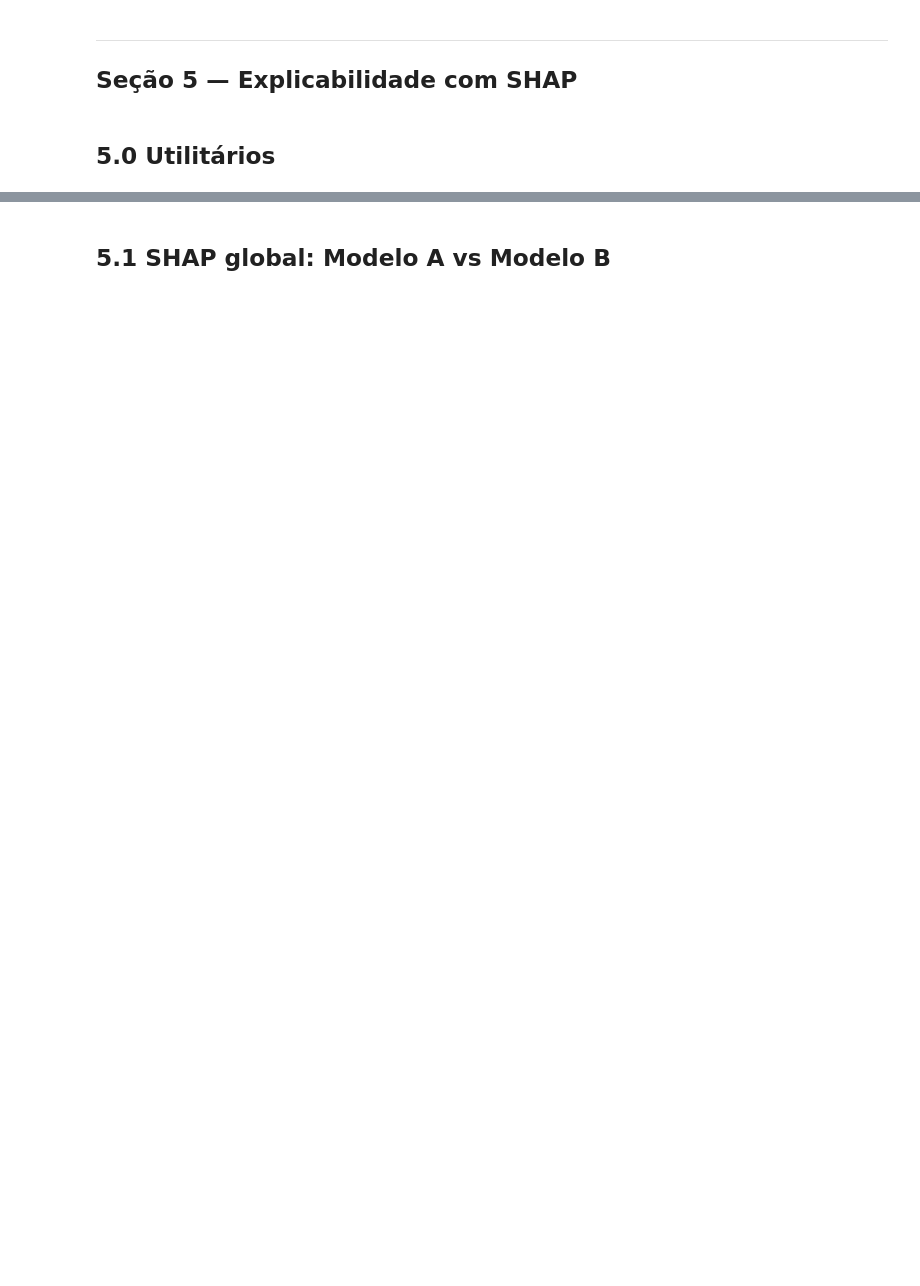
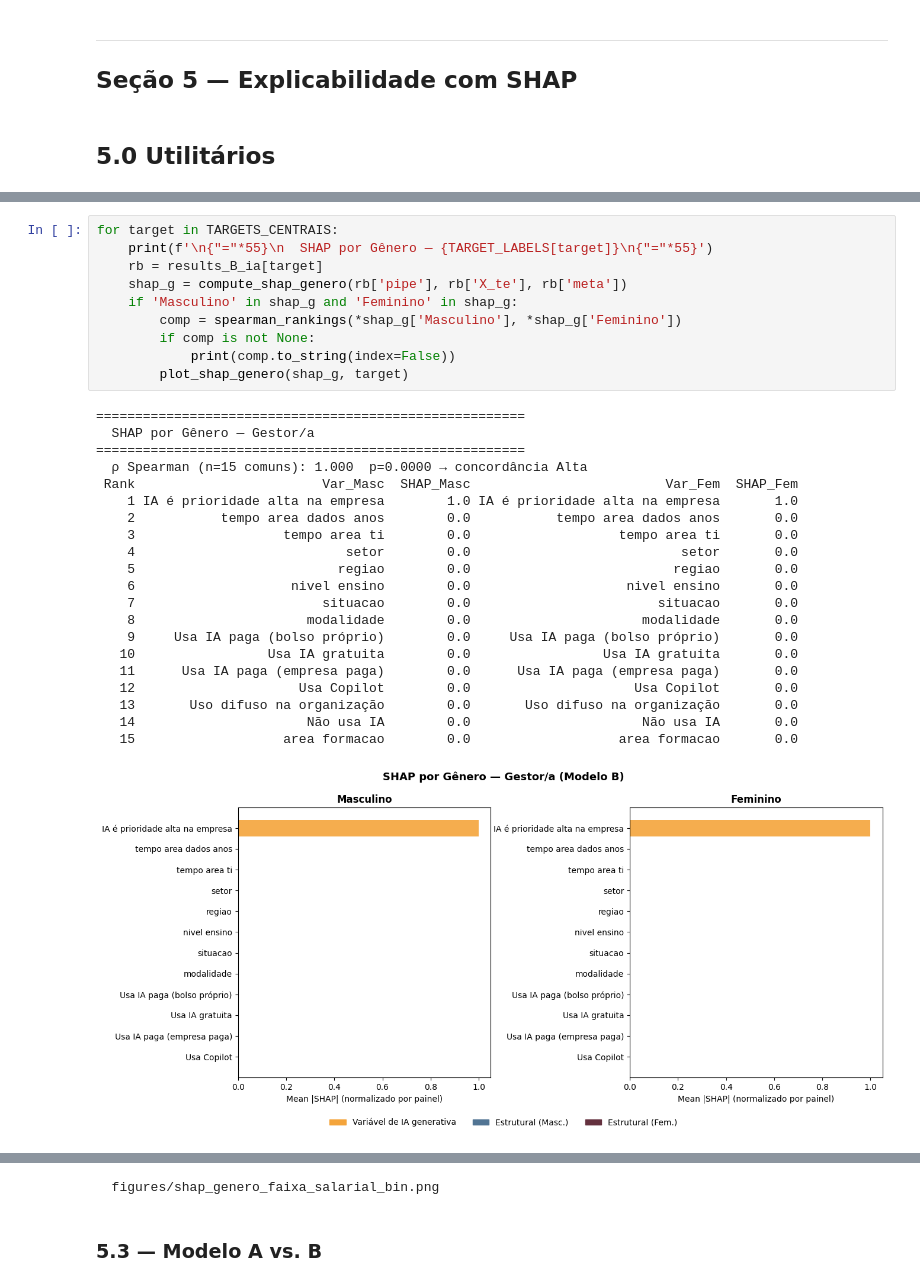
Before and after one commit to julliebelmonte/stateofdata, a Jupyter notebook: state_of_data_genero.ipynb, the cells around one changed output, grey strips where cells are left out. Saved outputs shown, nothing was run; the diff lists cells and outputs as text; blank space fills up the shorter version.

```diff
--- a/state_of_data_genero.ipynb
+++ b/state_of_data_genero.ipynb
@@ -1848,0 +2216,32 @@ def plot_shap_bar(mean_shap, feat_names, top_n: int = 15,
+# %%
+for target in TARGETS_CENTRAIS:
+    print(f'\n{"="*55}\n  SHAP por Gênero — {TARGET_LABELS[target]}\n{"="*55}')
+    rb = results_B_ia[target]
+    shap_g = compute_shap_genero(rb['pipe'], rb['X_te'], rb['meta'])
+    if 'Masculino' in shap_g and 'Feminino' in shap_g:
+        comp = spearman_rankings(*shap_g['Masculino'], *shap_g['Feminino'])
+        if comp is not None:
+            print(comp.to_string(index=False))
+        plot_shap_genero(shap_g, target)
+# %% [output]
+=======================================================
+  SHAP por Gênero — Gestor/a
+=======================================================
+  ρ Spearman (n=15 comuns): 1.000  p=0.0000 → concordância Alta
+ Rank                        Var_Masc  SHAP_Masc                         Var_Fem  SHAP_Fem
+    1 IA é prioridade alta na empresa        1.0 IA é prioridade alta na empresa       1.0
+    2           tempo area dados anos        0.0           tempo area dados anos       0.0
+    3                   tempo area ti        0.0                   tempo area ti       0.0
+    4                           setor        0.0                           setor       0.0
+    5                          regiao        0.0                          regiao       0.0
+    6                    nivel ensino        0.0                    nivel ensino       0.0
+    7                        situacao        0.0                        situacao       0.0
+    8                      modalidade        0.0                      modalidade       0.0
+    9     Usa IA paga (bolso próprio)        0.0     Usa IA paga (bolso próprio)       0.0
+   10                 Usa IA gratuita        0.0                 Usa IA gratuita       0.0
+   11      Usa IA paga (empresa paga)        0.0      Usa IA paga (empresa paga)       0.0
+   12                     Usa Copilot        0.0                     Usa Copilot       0.0
+   13       Uso difuso na organização        0.0       Uso difuso na organização       0.0
+   14                      Não usa IA        0.0                      Não usa IA       0.0
+   15                   area formacao        0.0                   area formacao       0.0
+[figure, added]
@@ -1849,2 +2284,3 @@ def plot_shap_bar(mean_shap, feat_names, top_n: int = 15,
+  figures/shap_genero_faixa_salarial_bin.png
 # %% [markdown]
-## 5.1 SHAP global: Modelo A vs Modelo B
+### 5.3 — Modelo A vs. B
```
Also changed, not shown: parts of 43 cells of this notebook, 12 other files.
